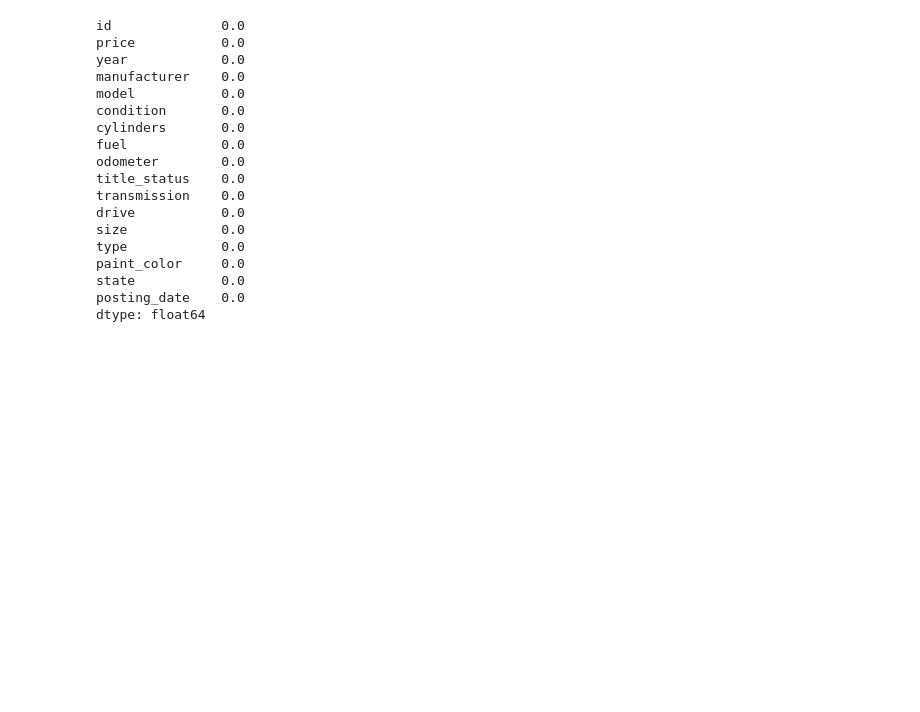
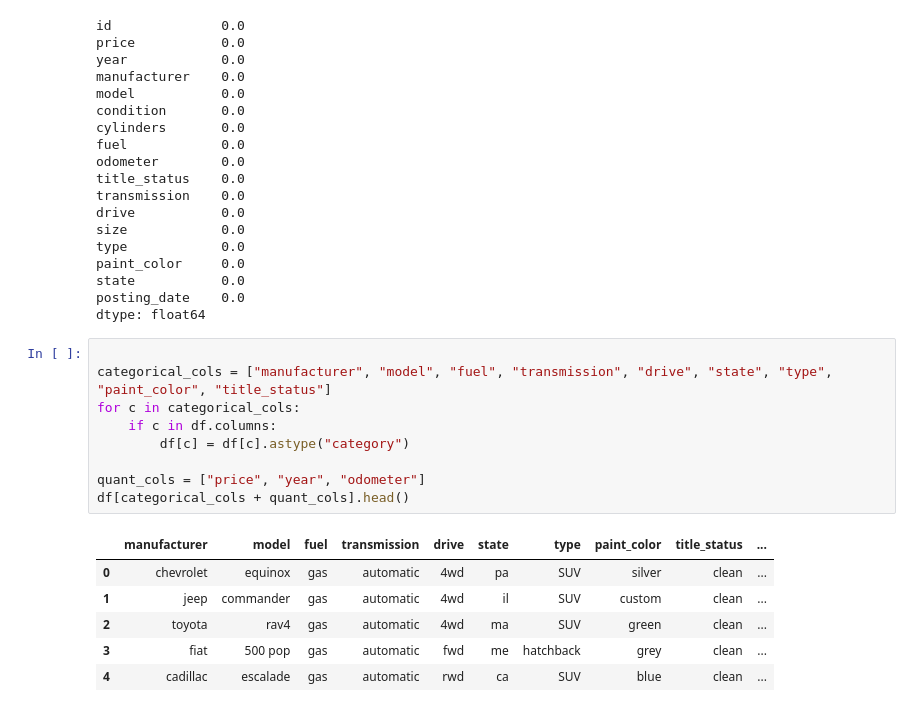
Before and after one commit to minSara02-FromTheStart/Pandas_Daily_Practice, a Jupyter notebook: Practice With JSON/JsonPractice.ipynb, the cells around one changed output. Saved outputs shown, nothing was run; the diff lists cells and outputs as text; blank space fills up the shorter version.

```diff
--- a/Practice With JSON/JsonPractice.ipynb
+++ b/Practice With JSON/JsonPractice.ipynb
@@ -70,3 +70,19 @@ paint_color     0.0
 state           0.0
 posting_date    0.0
 dtype: float64
+# %%
+
+categorical_cols = ["manufacturer", "model", "fuel", "transmission", "drive", "state", "type", "paint_color", "title_status"]
+for c in categorical_cols:
+    if c in df.columns:
+        df[c] = df[c].astype("category")
+
+quant_cols = ["price", "year", "odometer"]
+df[categorical_cols + quant_cols].head()
+# %% [output]
+|  | manufacturer | model | fuel | transmission | drive | state | type | paint_color | title_status | ... |
+| 0 | chevrolet | equinox | gas | automatic | 4wd | pa | SUV | silver | clean | ... |
+| 1 | jeep | commander | gas | automatic | 4wd | il | SUV | custom | clean | ... |
+| 2 | toyota | rav4 | gas | automatic | 4wd | ma | SUV | green | clean | ... |
+| 3 | fiat | 500 pop | gas | automatic | fwd | me | hatchback | grey | clean | ... |
+| 4 | cadillac | escalade | gas | automatic | rwd | ca | SUV | blue | clean | ... |
```
Also changed, not shown: parts of 3 cells of this notebook.
